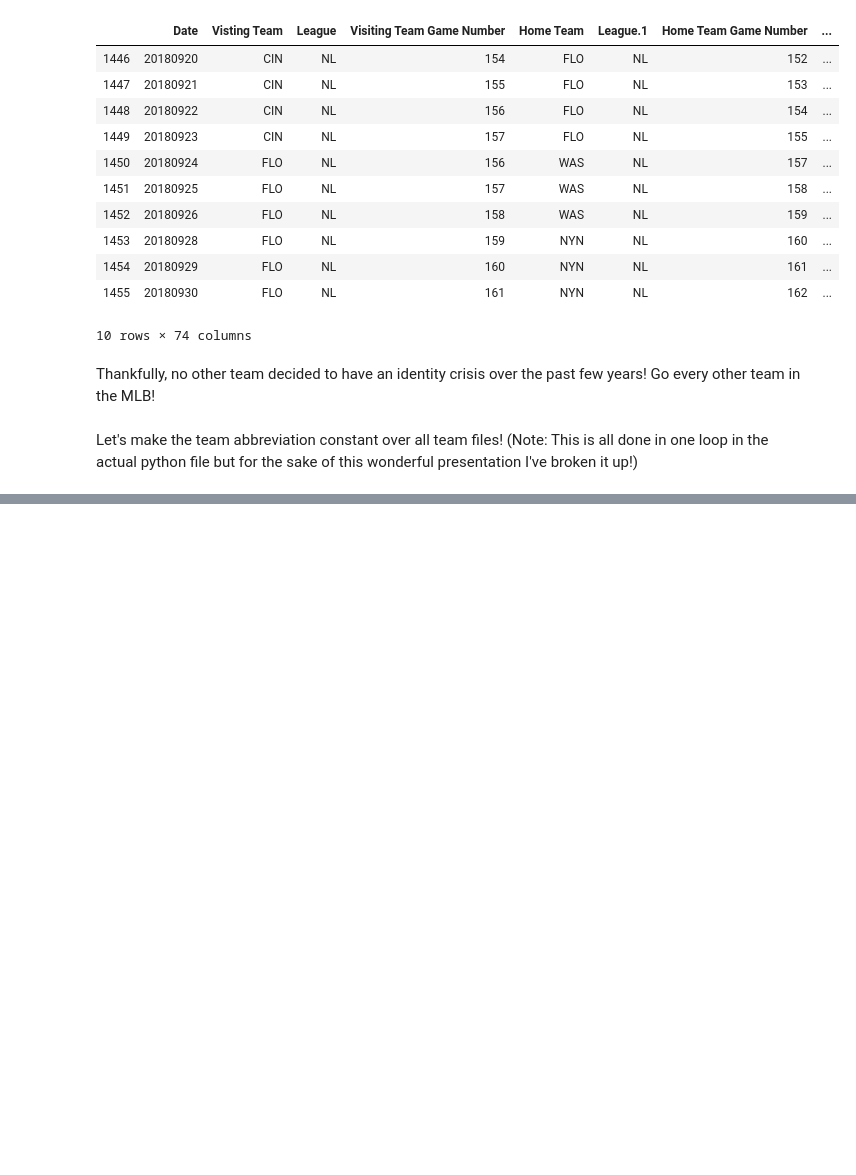
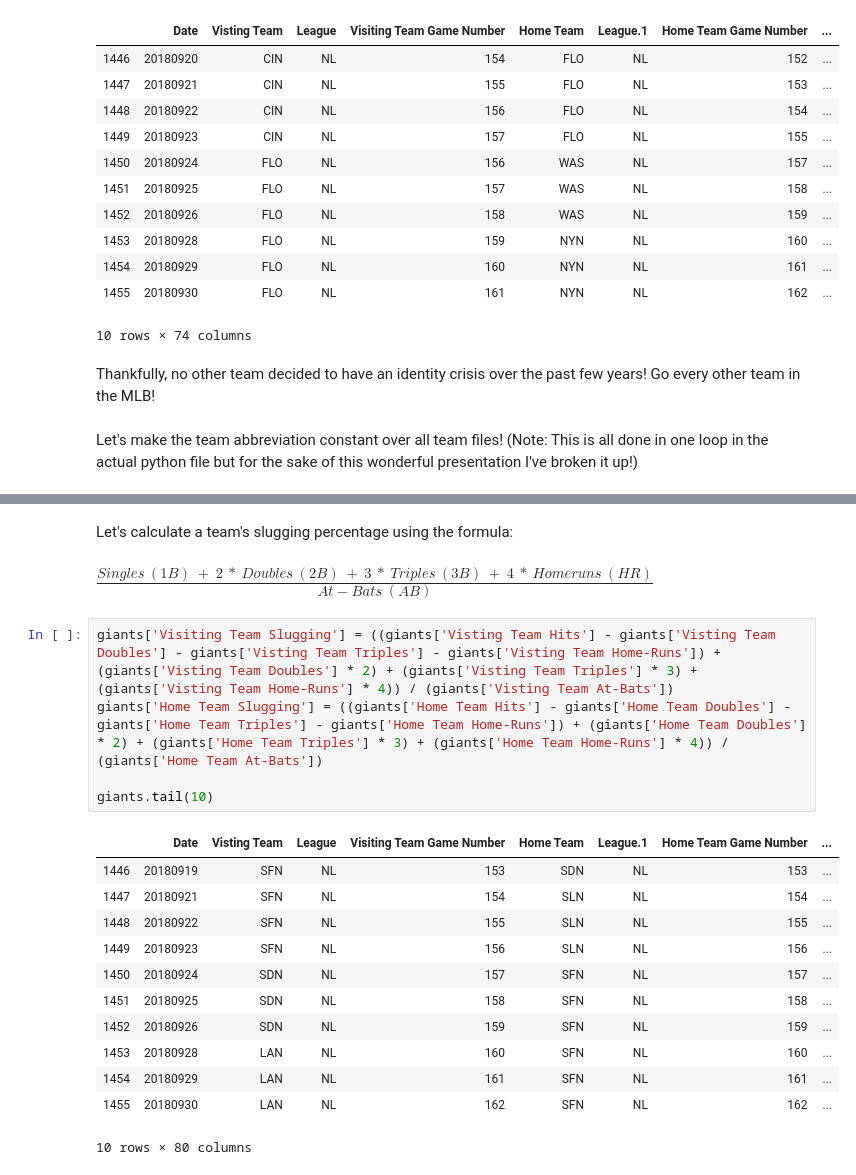
Before and after one commit to delevan98/Senior-Project, a Jupyter notebook: presentationSQRT(4).ipynb, the cells around one changed output, grey strips where cells are left out. Saved outputs shown, nothing was run; the diff lists cells and outputs as text; blank space fills up the shorter version.

```diff
--- a/presentationSQRT(4).ipynb
+++ b/presentationSQRT(4).ipynb
@@ -124,0 +184,22 @@ for x in range(30):
+# %% [markdown]
+Let's calculate a team's slugging percentage using the formula:
+
+### $ \frac {Singles~(1B)~+~2~*~Doubles~(2B)~+~3~*~Triples~(3B)~+~4~*~Homeruns~(HR)}{At-Bats~(AB)} $
+# %%
+giants['Visiting Team Slugging'] = ((giants['Visting Team Hits'] - giants['Visting Team Doubles'] - giants['Visting Team Triples'] - giants['Visting Team Home-Runs']) + (giants['Visting Team Doubles'] * 2) + (giants['Visting Team Triples'] * 3) + (giants['Visting Team Home-Runs'] * 4)) / (giants['Visting Team At-Bats'])
+giants['Home Team Slugging'] = ((giants['Home Team Hits'] - giants['Home Team Doubles'] - giants['Home Team Triples'] - giants['Home Team Home-Runs']) + (giants['Home Team Doubles'] * 2) + (giants['Home Team Triples'] * 3) + (giants['Home Team Home-Runs'] * 4)) / (giants['Home Team At-Bats'])
+
+giants.tail(10)
+# %% [output]
+|  | Date | Visting Team | League | Visiting Team Game Number | Home Team | League.1 | Home Team Game Number | ... |
+| 1446 | 20180919 | SFN | NL | 153 | SDN | NL | 153 | ... |
+| 1447 | 20180921 | SFN | NL | 154 | SLN | NL | 154 | ... |
+| 1448 | 20180922 | SFN | NL | 155 | SLN | NL | 155 | ... |
+| 1449 | 20180923 | SFN | NL | 156 | SLN | NL | 156 | ... |
+| 1450 | 20180924 | SDN | NL | 157 | SFN | NL | 157 | ... |
+| 1451 | 20180925 | SDN | NL | 158 | SFN | NL | 158 | ... |
+| 1452 | 20180926 | SDN | NL | 159 | SFN | NL | 159 | ... |
+| 1453 | 20180928 | LAN | NL | 160 | SFN | NL | 160 | ... |
+| 1454 | 20180929 | LAN | NL | 161 | SFN | NL | 161 | ... |
+| 1455 | 20180930 | LAN | NL | 162 | SFN | NL | 162 | ... |
+10 rows × 80 columns
```
Also changed, not shown: parts of 14 cells of this notebook, 1 other file.
